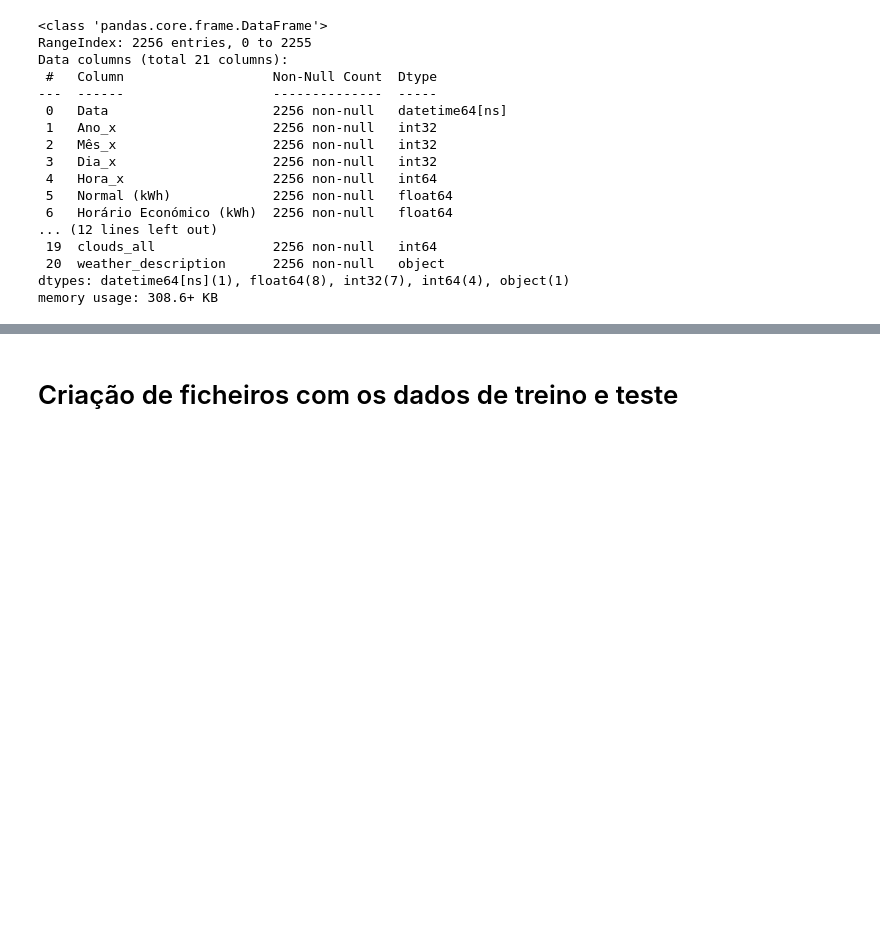
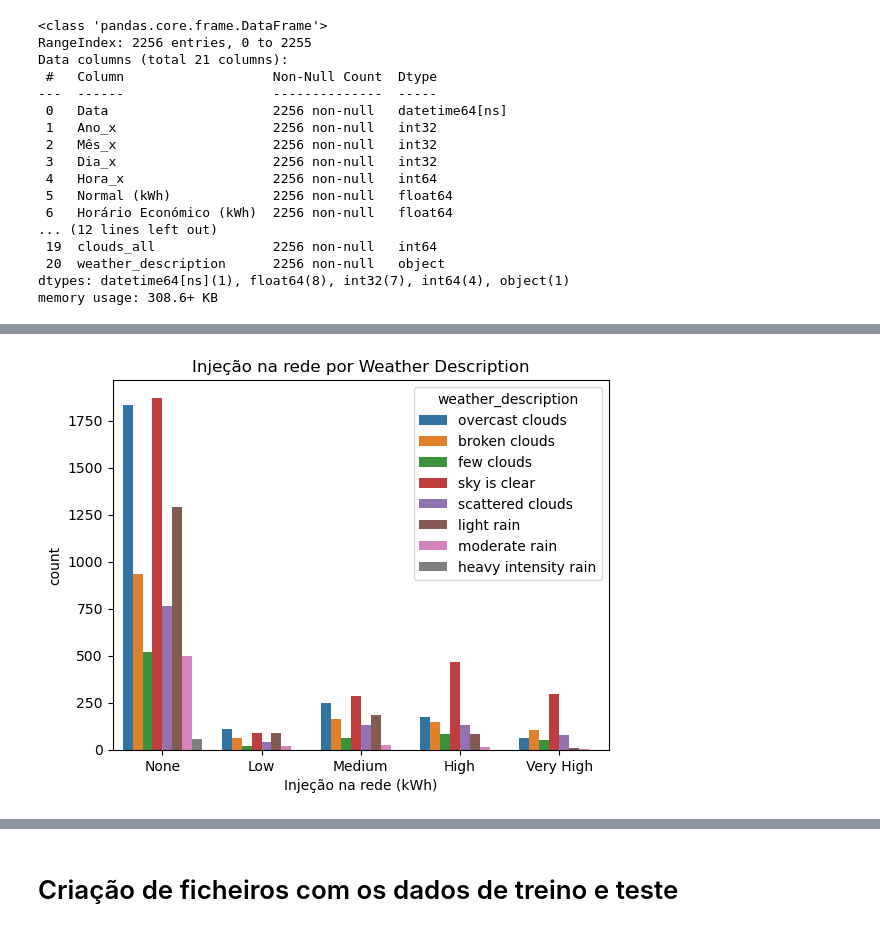
Before and after one commit to orlandopalmeira/Trabalho-DAA-2023-2024, a Jupyter notebook: Tarefa_2/tarefa_2_get_data.ipynb, the cells around one changed output, grey strips where cells are left out. Saved outputs shown, nothing was run; the diff lists cells and outputs as text; code cells hidden in the pictures; blank space fills up the shorter version.

```diff
--- a/Tarefa_2/tarefa_2_get_data.ipynb
+++ b/Tarefa_2/tarefa_2_get_data.ipynb
@@ -560 +560,8 @@ plt.show()
+# %%
+# sns.boxplot(x='Injeção na rede (kWh)', y='weather_description', data=data_treino)
+sns.countplot(x='Injeção na rede (kWh)', hue='weather_description', data=data_treino)
+plt.title('Injeção na rede por Weather Description')
+plt.show()
+# %% [output]
+[figure, added]
 # %%
```
Also changed, not shown: parts of 5 cells of this notebook.
